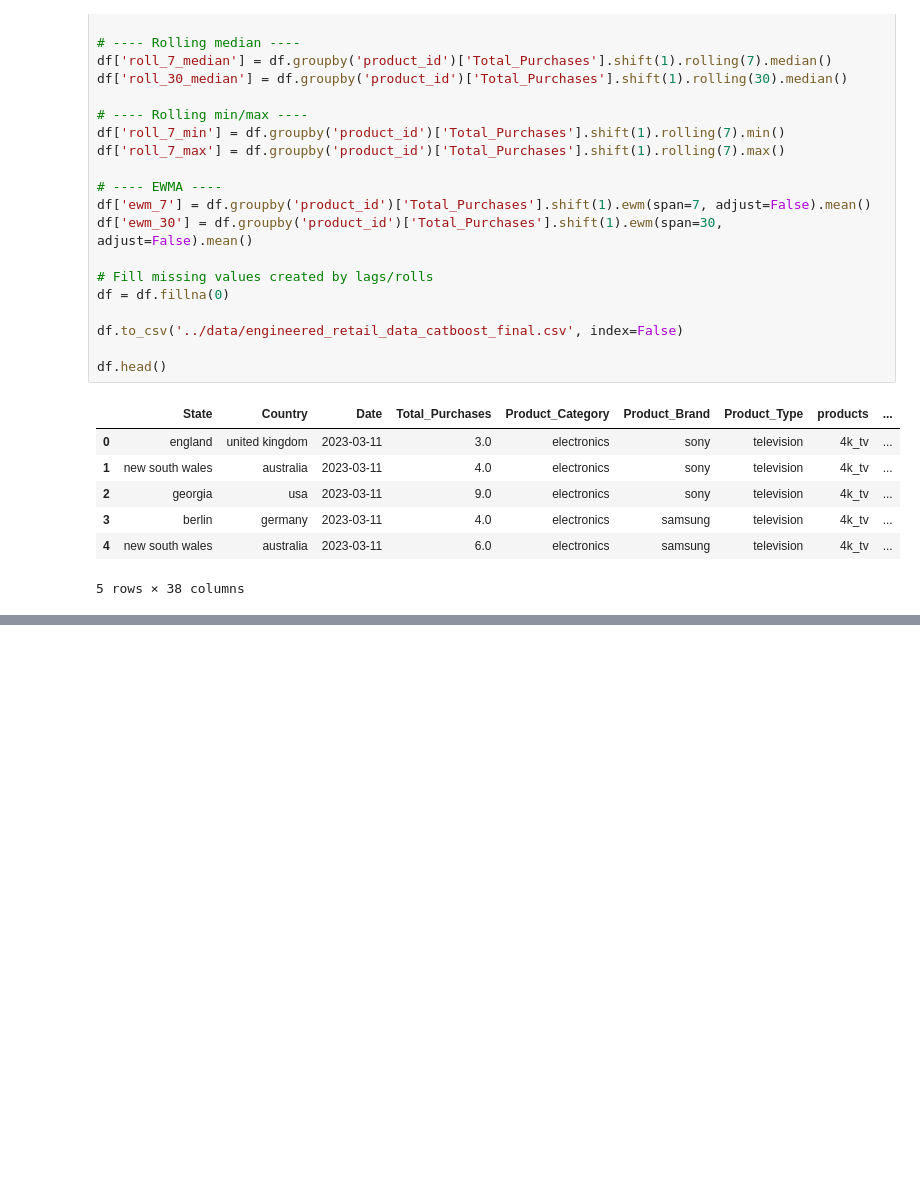
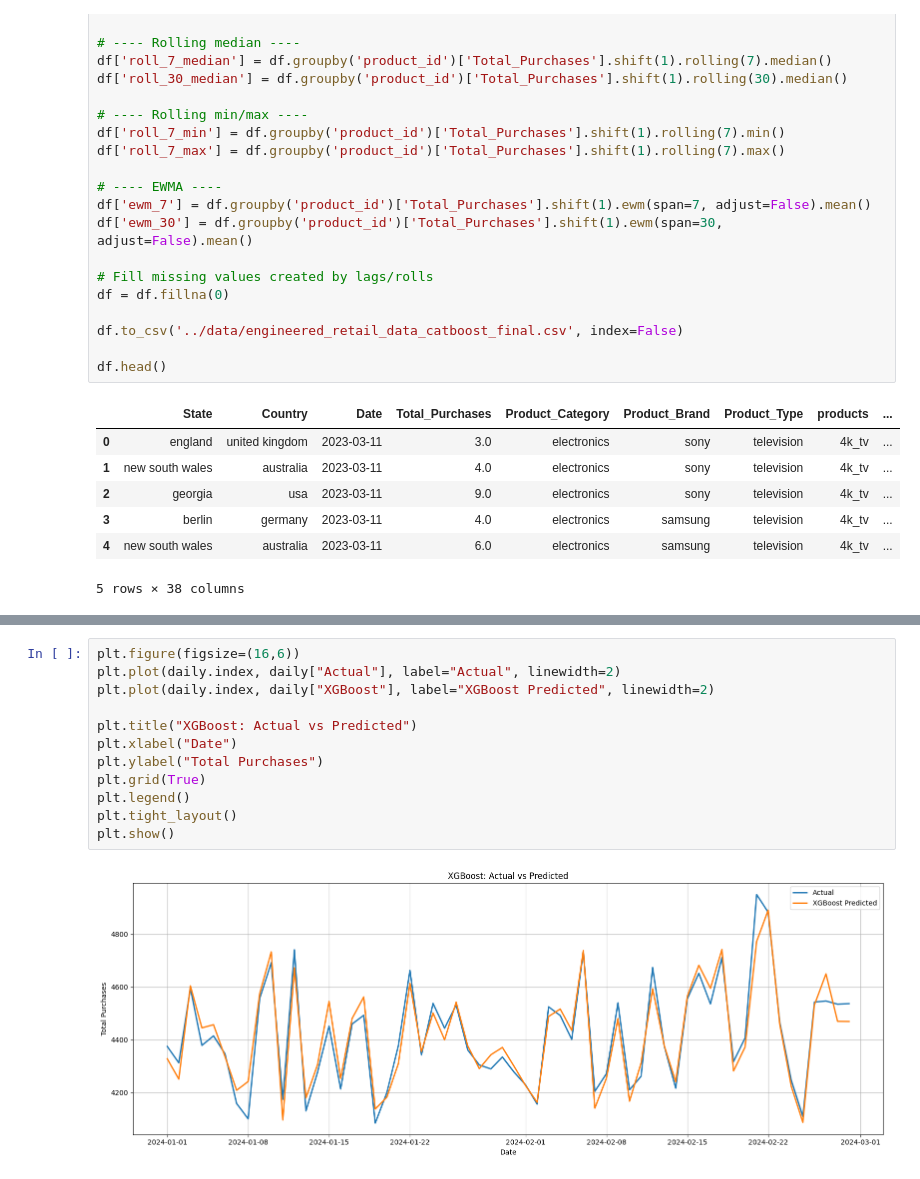
Before and after one commit to sivakagit/Inventory-Management-and-Supply-Chain-Optimization, a Jupyter notebook: notebooks/model_building_catboost.ipynb, the cells around one changed output, grey strips where cells are left out. Saved outputs shown, nothing was run; the diff lists cells and outputs as text; blank space fills up the shorter version.

```diff
--- a/notebooks/model_building_catboost.ipynb
+++ b/notebooks/model_building_catboost.ipynb
@@ -177,0 +403,14 @@ plt.show()
+# %%
+plt.figure(figsize=(16,6))
+plt.plot(daily.index, daily["Actual"], label="Actual", linewidth=2)
+plt.plot(daily.index, daily["XGBoost"], label="XGBoost Predicted", linewidth=2)
+
+plt.title("XGBoost: Actual vs Predicted")
+plt.xlabel("Date")
+plt.ylabel("Total Purchases")
+plt.grid(True)
+plt.legend()
+plt.tight_layout()
+plt.show()
+# %% [output]
+[figure, added]
```
Also changed, not shown: parts of 13 cells of this notebook, 6 other files.
